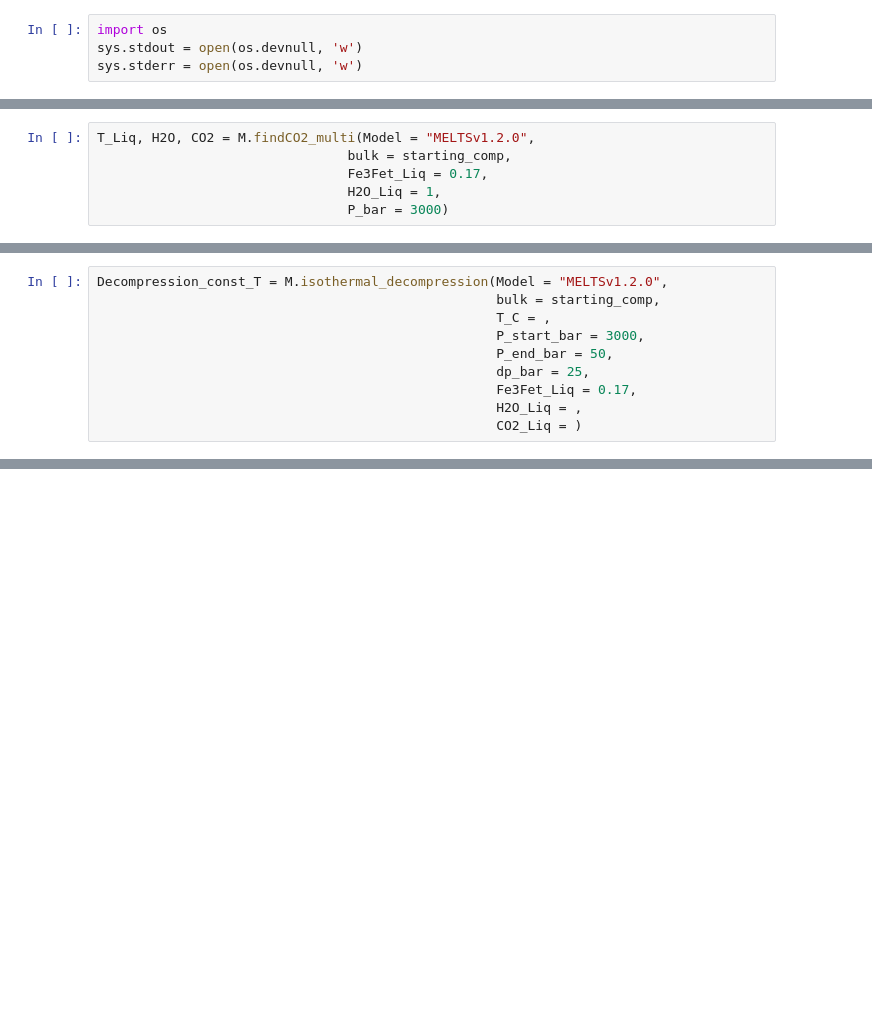
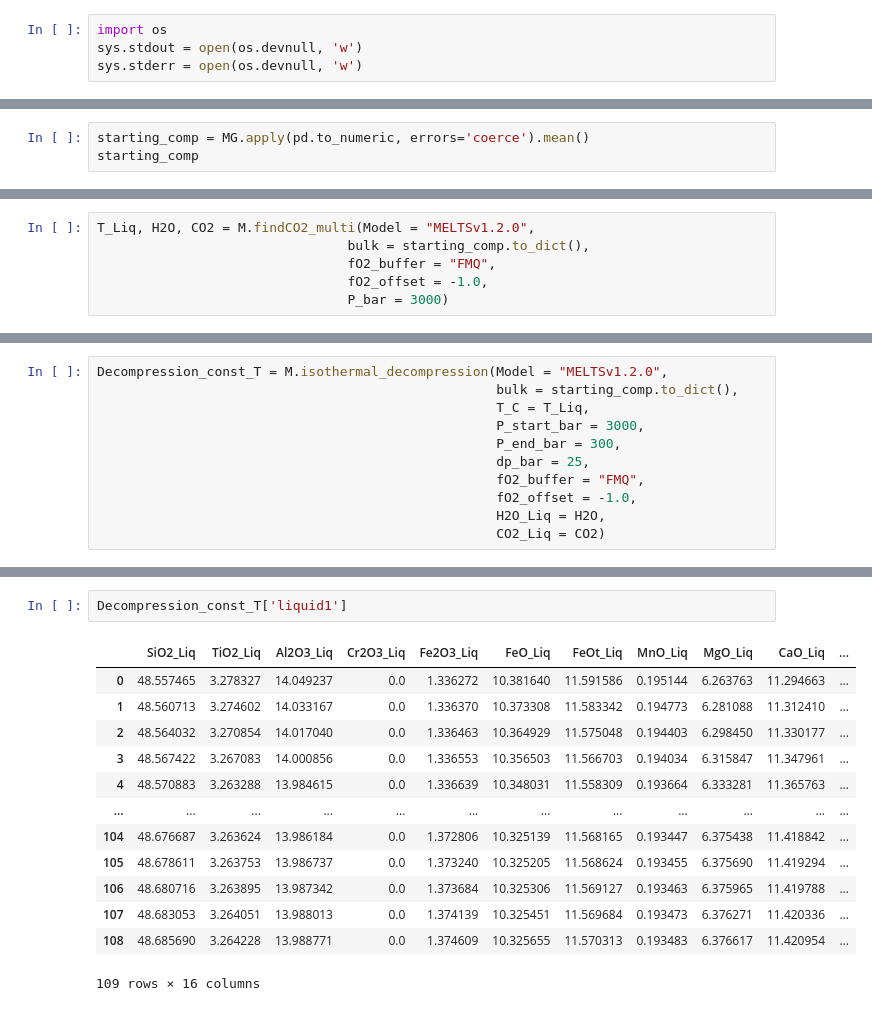
Before and after one commit to gleesonm1/MELTS_CIDER_2023, a Jupyter notebook: MELTS_workshop_Q2.ipynb, the cells around one changed output, grey strips where cells are left out. Cells and saved outputs as stored; diff of their text form; blank space fills up the shorter version.

```diff
--- a/MELTS_workshop_Q2.ipynb
+++ b/MELTS_workshop_Q2.ipynb
@@ -79,0 +123,3 @@ sys.stderr = open(os.devnull, 'w')
+# %%
+starting_comp = MG.apply(pd.to_numeric, errors='coerce').mean()
+starting_comp
@@ -80,6 +145,6 @@ sys.stderr = open(os.devnull, 'w')
 # %%
 T_Liq, H2O, CO2 = M.findCO2_multi(Model = "MELTSv1.2.0",
-                                bulk = starting_comp,
-                                Fe3Fet_Liq = 0.17,
-                                H2O_Liq = 1,
+                                bulk = starting_comp.to_dict(),
+                                fO2_buffer = "FMQ",
+                                fO2_offset = -1.0,
                                 P_bar = 3000)
@@ -90,10 +159,11 @@ CO2
 # %%
 Decompression_const_T = M.isothermal_decompression(Model = "MELTSv1.2.0",
-                                                   bulk = starting_comp,
-                                                   T_C = ,
+                                                   bulk = starting_comp.to_dict(),
+                                                   T_C = T_Liq,
                                                    P_start_bar = 3000,
-                                                   P_end_bar = 50,
+                                                   P_end_bar = 300,
                                                    dp_bar = 25,
-                                                   Fe3Fet_Liq = 0.17,
-                                                   H2O_Liq = ,
-                                                   CO2_Liq = )
+                                                   fO2_buffer = "FMQ",
+                                                   fO2_offset = -1.0,
+                                                   H2O_Liq = H2O,
+                                                   CO2_Liq = CO2)
@@ -174,0 +224,16 @@ a[2].legend()
+# %%
+Decompression_const_T['liquid1']
+# %% [output]
+|  | SiO2_Liq | TiO2_Liq | Al2O3_Liq | Cr2O3_Liq | Fe2O3_Liq | FeO_Liq | FeOt_Liq | MnO_Liq | MgO_Liq | CaO_Liq | ... |
+| 0 | 48.557465 | 3.278327 | 14.049237 | 0.0 | 1.336272 | 10.381640 | 11.591586 | 0.195144 | 6.263763 | 11.294663 | ... |
+| 1 | 48.560713 | 3.274602 | 14.033167 | 0.0 | 1.336370 | 10.373308 | 11.583342 | 0.194773 | 6.281088 | 11.312410 | ... |
+| 2 | 48.564032 | 3.270854 | 14.017040 | 0.0 | 1.336463 | 10.364929 | 11.575048 | 0.194403 | 6.298450 | 11.330177 | ... |
+| 3 | 48.567422 | 3.267083 | 14.000856 | 0.0 | 1.336553 | 10.356503 | 11.566703 | 0.194034 | 6.315847 | 11.347961 | ... |
+| 4 | 48.570883 | 3.263288 | 13.984615 | 0.0 | 1.336639 | 10.348031 | 11.558309 | 0.193664 | 6.333281 | 11.365763 | ... |
+| ... | ... | ... | ... | ... | ... | ... | ... | ... | ... | ... | ... |
+| 104 | 48.676687 | 3.263624 | 13.986184 | 0.0 | 1.372806 | 10.325139 | 11.568165 | 0.193447 | 6.375438 | 11.418842 | ... |
+| 105 | 48.678611 | 3.263753 | 13.986737 | 0.0 | 1.373240 | 10.325205 | 11.568624 | 0.193455 | 6.375690 | 11.419294 | ... |
+| 106 | 48.680716 | 3.263895 | 13.987342 | 0.0 | 1.373684 | 10.325306 | 11.569127 | 0.193463 | 6.375965 | 11.419788 | ... |
+| 107 | 48.683053 | 3.264051 | 13.988013 | 0.0 | 1.374139 | 10.325451 | 11.569684 | 0.193473 | 6.376271 | 11.420336 | ... |
+| 108 | 48.685690 | 3.264228 | 13.988771 | 0.0 | 1.374609 | 10.325655 | 11.570313 | 0.193483 | 6.376617 | 11.420954 | ... |
+109 rows × 16 columns
```
Also changed, not shown: parts of 34 cells of this notebook, 8 other files.
